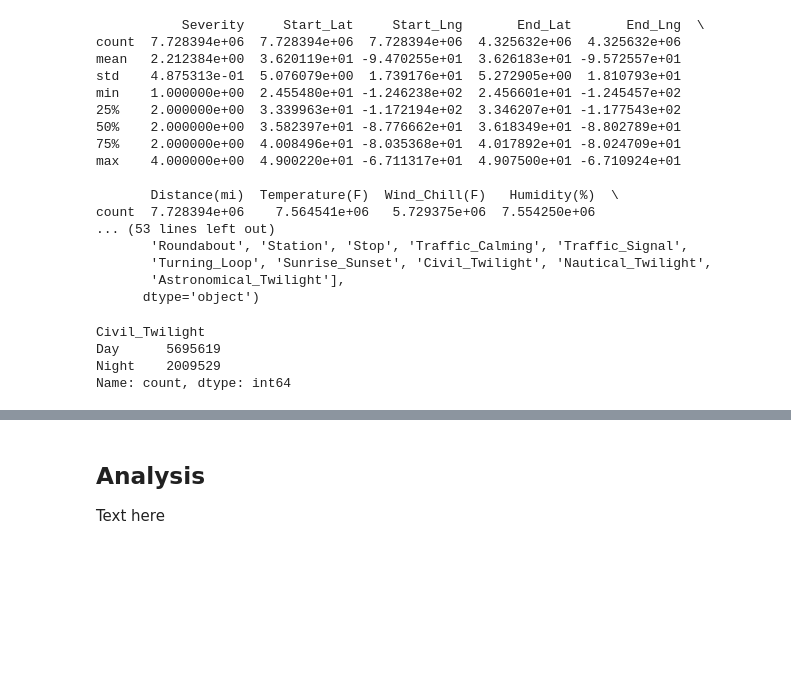
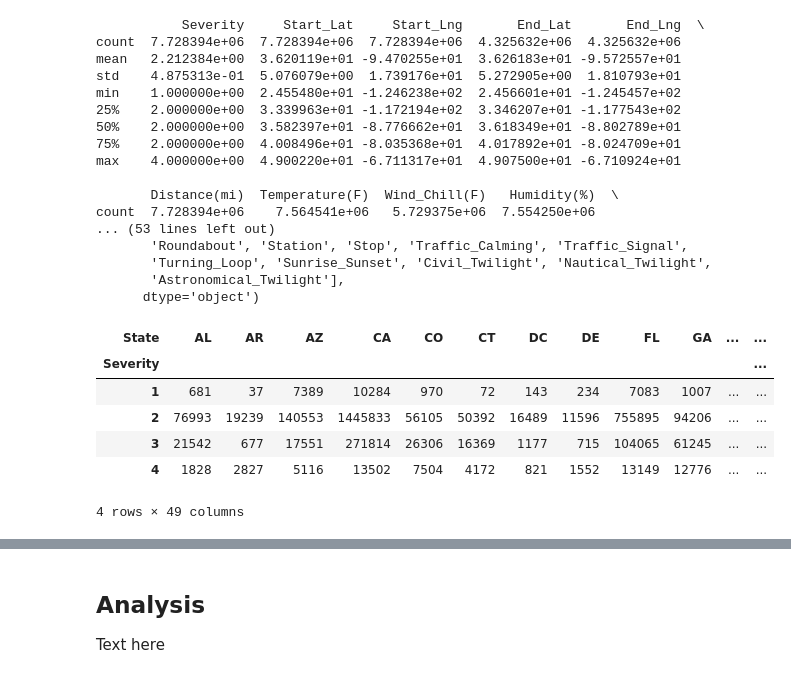
Before and after one commit to marhas109/MH_DS_Capstone_Project_1, a Jupyter notebook: MH_DS_Capstone_Project_1.ipynb, the cells around one changed output, grey strips where cells are left out. Drawn from its saved outputs; the diff is of its cells as text; code cells hidden in the pictures; blank space fills up the shorter version.

```diff
--- a/MH_DS_Capstone_Project_1.ipynb
+++ b/MH_DS_Capstone_Project_1.ipynb
@@ -44,10 +44,14 @@ count  7.728394e+06    7.564541e+06   5.729375e+06  7.554250e+06
        'Turning_Loop', 'Sunrise_Sunset', 'Civil_Twilight', 'Nautical_Twilight',
        'Astronomical_Twilight'],
       dtype='object')
-# %%
-df_all_data['Civil_Twilight'].value_counts()
-# %% [output]
-Civil_Twilight
-Day      5695619
-Night    2009529
-Name: count, dtype: int64
+# %%
+df_severity_by_state = pd.crosstab(df_all_data['Severity'], df_all_data['State'])
+df_severity_by_state.head()
+# %% [output]
+| State | AL | AR | AZ | CA | CO | CT | DC | DE | FL | GA | ... | ... |
+| Severity |  |  |  |  |  |  |  |  |  |  |  | ... |
+| 1 | 681 | 37 | 7389 | 10284 | 970 | 72 | 143 | 234 | 7083 | 1007 | ... | ... |
+| 2 | 76993 | 19239 | 140553 | 1445833 | 56105 | 50392 | 16489 | 11596 | 755895 | 94206 | ... | ... |
+| 3 | 21542 | 677 | 17551 | 271814 | 26306 | 16369 | 1177 | 715 | 104065 | 61245 | ... | ... |
+| 4 | 1828 | 2827 | 5116 | 13502 | 7504 | 4172 | 821 | 1552 | 13149 | 12776 | ... | ... |
+4 rows × 49 columns
```
Also changed, not shown: parts of 15 cells of this notebook.
